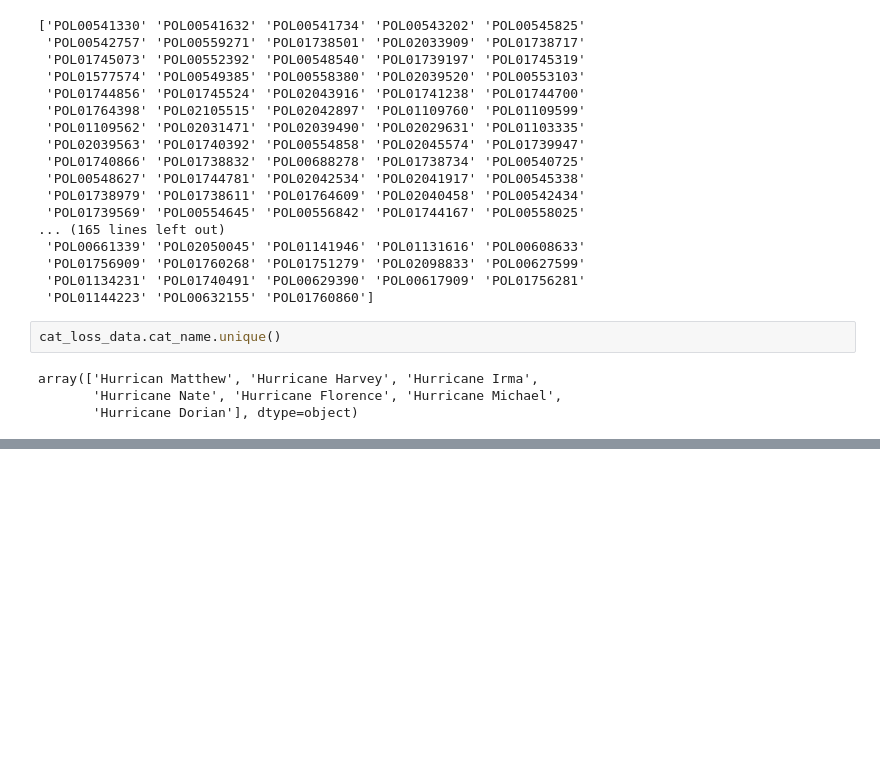
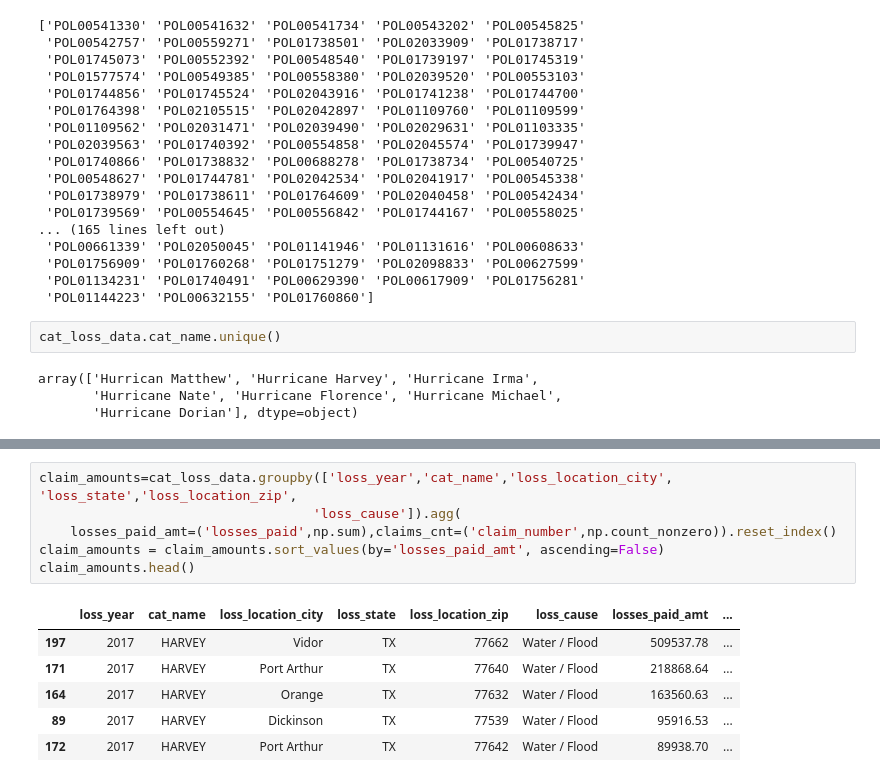
Before and after one commit to mtylerrobbins/general_cat_losses, a Jupyter notebook: notebooks/the_general_ann.ipynb, the cells around one changed output, grey strips where cells are left out. Drawn from its saved outputs; the diff is of its cells as text; blank space fills up the shorter version.

```diff
--- a/notebooks/the_general_ann.ipynb
+++ b/notebooks/the_general_ann.ipynb
@@ -121,0 +294,13 @@ Data['loss_location_zip'] = Data['loss_location_zip'].str[:5]
+# %%
+claim_amounts=cat_loss_data.groupby(['loss_year','cat_name','loss_location_city', 'loss_state','loss_location_zip',
+                                   'loss_cause']).agg(
+    losses_paid_amt=('losses_paid',np.sum),claims_cnt=('claim_number',np.count_nonzero)).reset_index()
+claim_amounts = claim_amounts.sort_values(by='losses_paid_amt', ascending=False)
+claim_amounts.head()
+# %% [output]
+|  | loss_year | cat_name | loss_location_city | loss_state | loss_location_zip | loss_cause | losses_paid_amt | ... |
+| 197 | 2017 | HARVEY | Vidor | TX | 77662 | Water / Flood | 509537.78 | ... |
+| 171 | 2017 | HARVEY | Port Arthur | TX | 77640 | Water / Flood | 218868.64 | ... |
+| 164 | 2017 | HARVEY | Orange | TX | 77632 | Water / Flood | 163560.63 | ... |
+| 89 | 2017 | HARVEY | Dickinson | TX | 77539 | Water / Flood | 95916.53 | ... |
+| 172 | 2017 | HARVEY | Port Arthur | TX | 77642 | Water / Flood | 89938.70 | ... |
```
Also changed, not shown: parts of 24 cells of this notebook, 5 other files.
